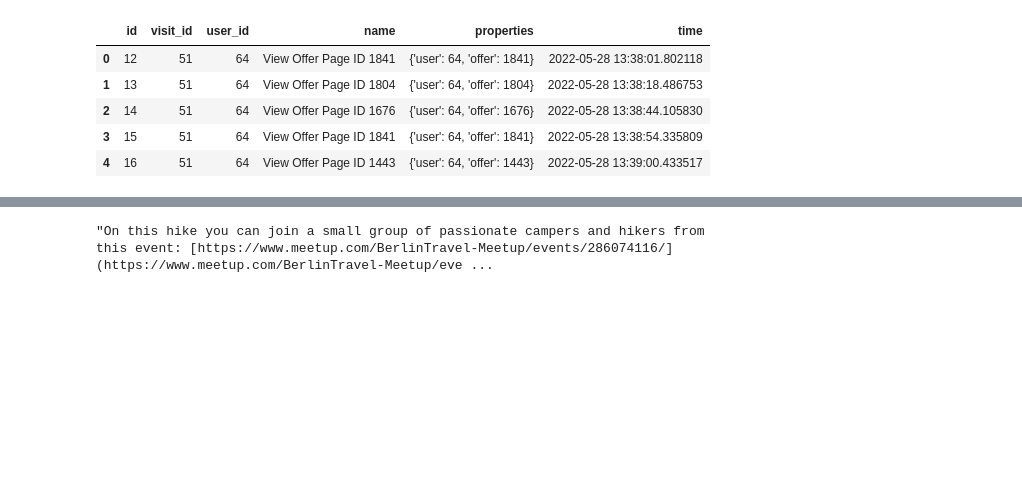
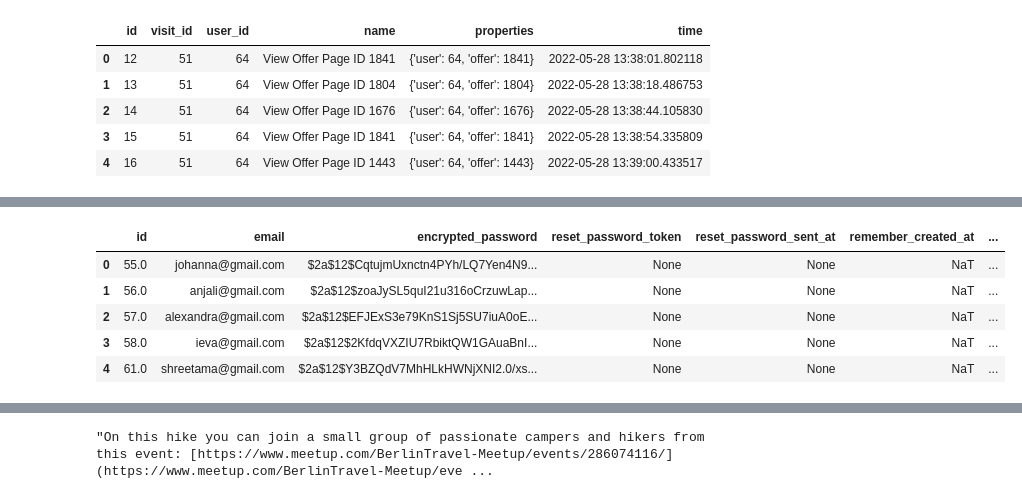
Before and after one commit to doode-1708/SportsExperiencePlatform, a Jupyter notebook: notebooks/sk_simple_recomender.ipynb, the cells around one changed output, grey strips where cells are left out. Drawn from its saved outputs; the diff is of its cells as text; code cells hidden in the pictures; blank space fills up the shorter version.

```diff
--- a/notebooks/sk_simple_recomender.ipynb
+++ b/notebooks/sk_simple_recomender.ipynb
@@ -229,5 +252,12 @@ array([64, 55, 59])
 # %%
-users_
+users_df.head()
+# %% [output]
+|  | id | email | encrypted_password | reset_password_token | reset_password_sent_at | remember_created_at | ... |
+| 0 | 55.0 | johanna@gmail.com | $2a$12$CqtujmUxnctn4PYh/LQ7Yen4N9... | None | None | NaT | ... |
+| 1 | 56.0 | anjali@gmail.com | $2a$12$zoaJySL5quI21u316oCrzuwLap... | None | None | NaT | ... |
+| 2 | 57.0 | alexandra@gmail.com | $2a$12$EFJExS3e79KnS1Sj5SU7iuA0oE... | None | None | NaT | ... |
+| 3 | 58.0 | ieva@gmail.com | $2a$12$2KfdqVXZIU7RbiktQW1GAuaBnI... | None | None | NaT | ... |
+| 4 | 61.0 | shreetama@gmail.com | $2a$12$Y3BZQdV7MhHLkHWNjXNI2.0/xs... | None | None | NaT | ... |
 # %%
 events_df.shape[0]
 # %% [output]
```
Also changed, not shown: parts of 36 cells of this notebook, 6 other files.
